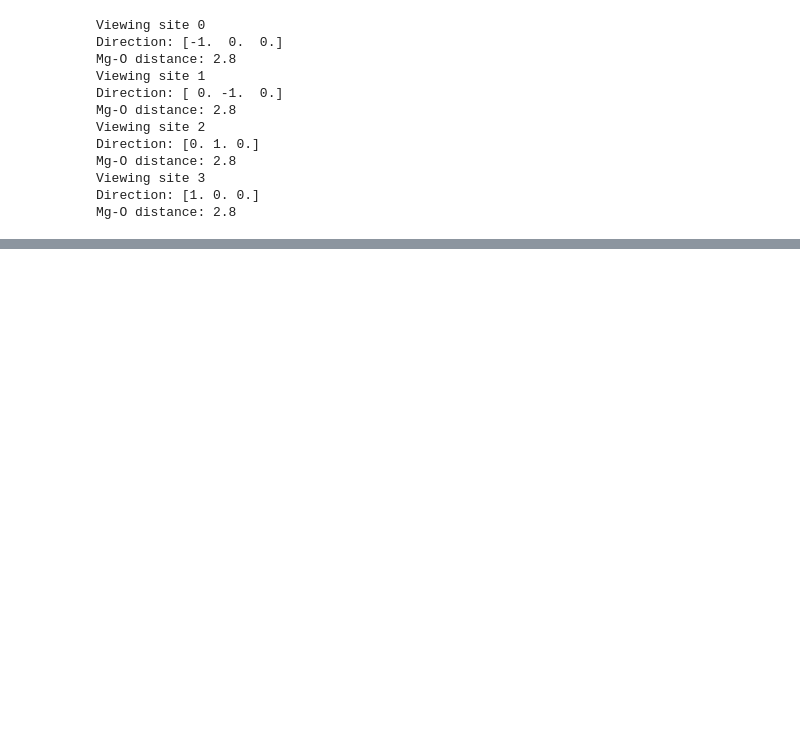
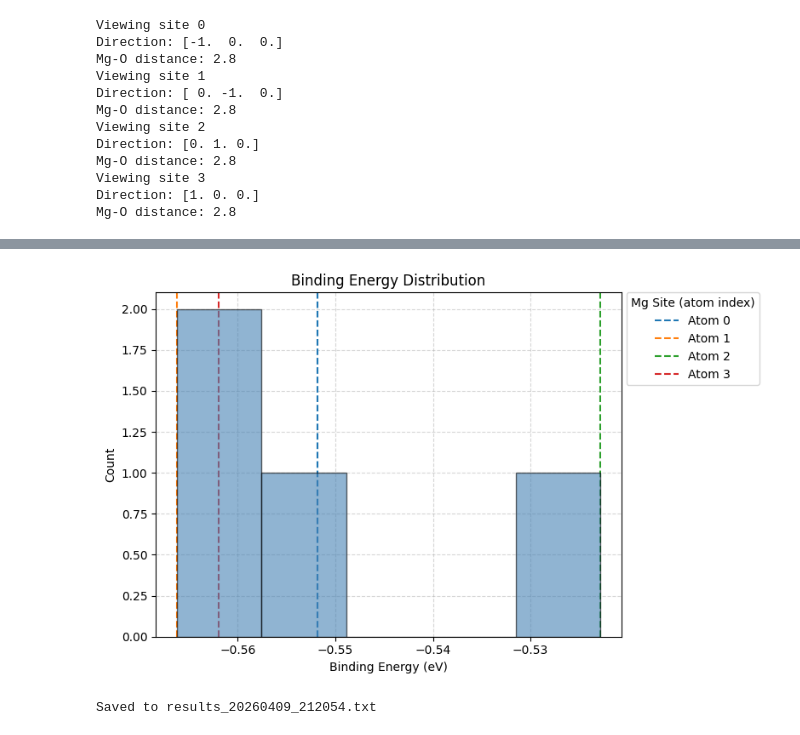
Before and after one commit to cl6767/cbe423-final_project, a Jupyter notebook: simulation.ipynb, the cells around one changed output, grey strips where cells are left out. Saved outputs shown, nothing was run; the diff lists cells and outputs as text; code cells hidden in the pictures; blank space fills up the shorter version.

```diff
--- a/simulation.ipynb
+++ b/simulation.ipynb
@@ -399,20 +444,39 @@ plt.show()
 # %%
-# histogram of binding energies across sites
-plt.figure()
-plt.hist(E_bind, bins=5)
+# binding energy distribution
+fig, ax = plt.subplots(figsize=(8, 5))
 
-plt.xlabel("Binding Energy (eV)")
-plt.ylabel("Count")
-plt.title("Binding Energy Distribution")
+colors = plt.cm.tab10.colors
 
+for i, (site_idx, e) in enumerate(zip(test_sites, E_bind)):
+    ax.axvline(e, color=colors[i % 10], linestyle='--', linewidth=1.5, label=f"Atom {site_idx}")
+
+ax.hist(E_bind, bins=5, color='steelblue', edgecolor='black', alpha=0.6, zorder=2)
+
+ax.set_xlabel("Binding Energy (eV)")
+ax.set_ylabel("Count")
+ax.set_title("Binding Energy Distribution")
+ax.grid(True, linestyle='--', alpha=0.5)
+ax.legend(title="Mg Site (atom index)", bbox_to_anchor=(1.01, 1), loc='upper left', borderaxespad=0)
+
+plt.tight_layout()
+timestamp = datetime.now().strftime("%Y%m%d_%H%M%S")
+plt.savefig(f"binding_energy_distribution_{timestamp}.png", dpi=150, bbox_inches='tight')
 plt.show()
+# %% [output]
+[figure, added]
 # %%
-# save file of placement + binding energy results for all 4 sites
 import json
+from datetime import datetime
 
-# convert numpy arrays to lists
+timestamp = datetime.now().strftime("%Y%m%d_%H%M%S")
+filename = f"results_{timestamp}.txt"
+
 for r in results:
     r["direction"] = r["direction"].tolist()
 
-with open("placement_data.json", "w") as f:
+with open(filename, "w") as f:
     json.dump(results, f, indent=2)
+
+print(f"Saved to {filename}")
+# %% [output]
+Saved to results_20260409_212054.txt
```
Also changed, not shown: parts of 5 cells of this notebook.
